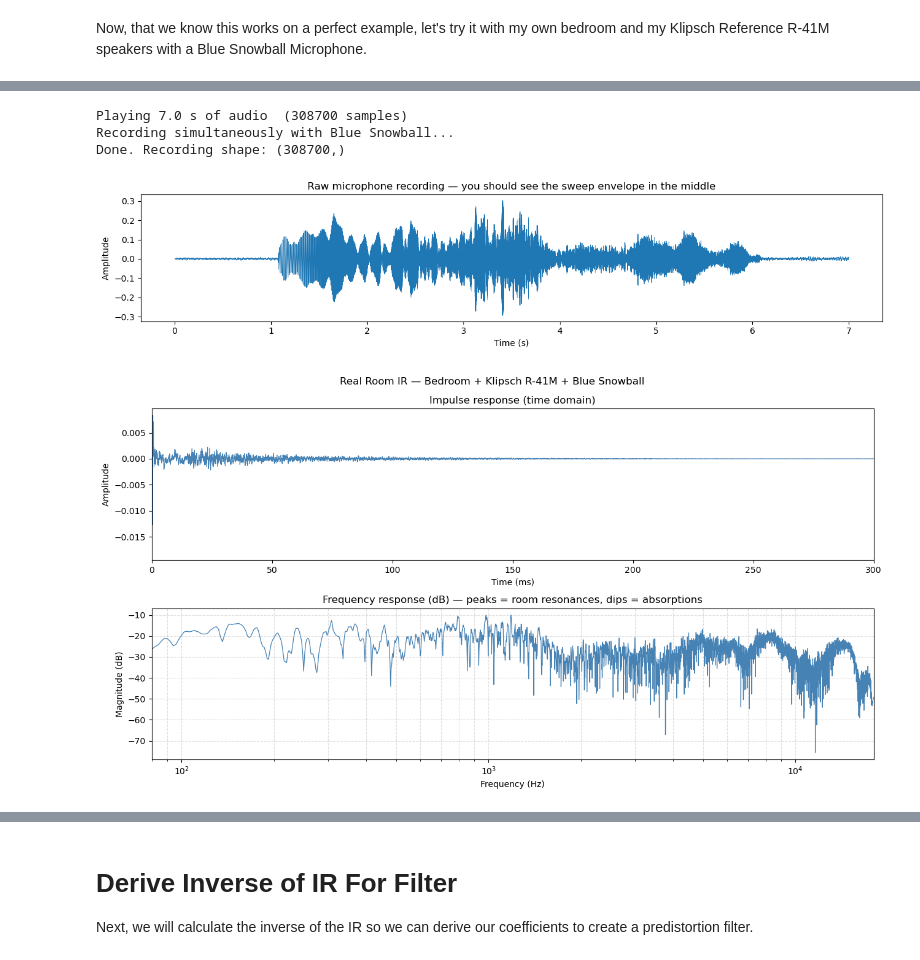
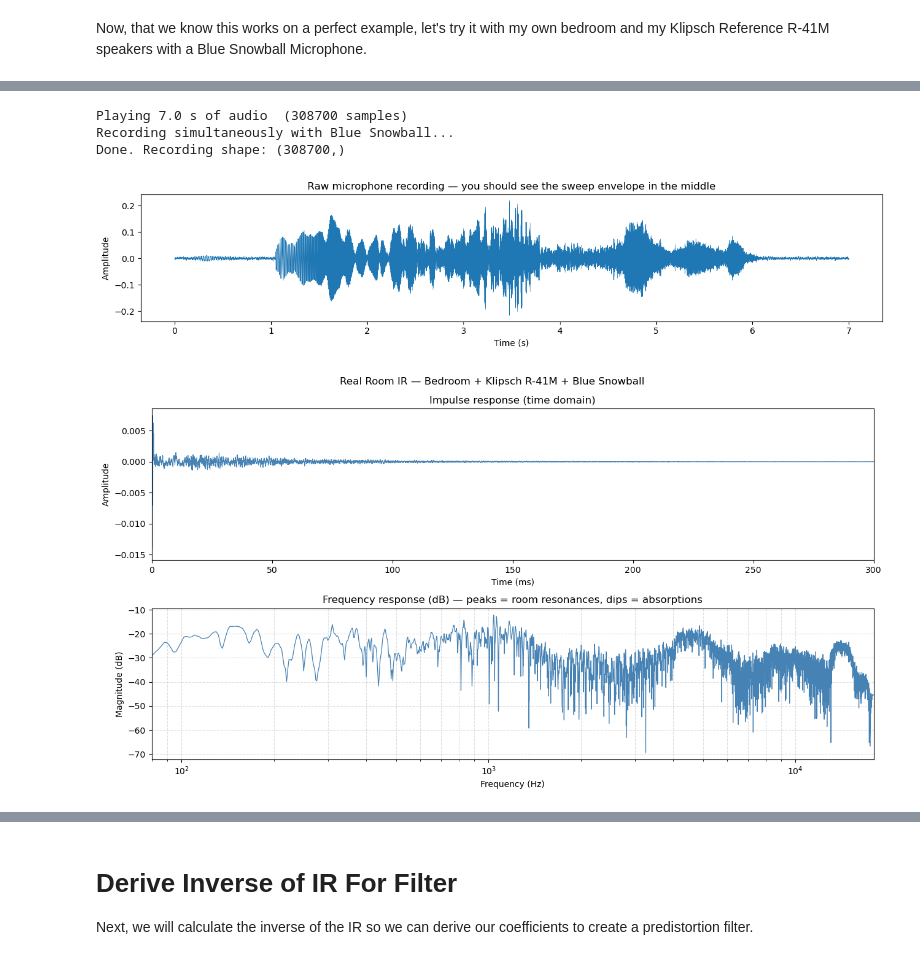
Before and after one commit to cscaff/Embedded-Real-Time-Room-EQ-Correction, a Jupyter notebook: src/software/prototype.ipynb, the cells around one changed output, grey strips where cells are left out. Cells and saved outputs as stored; diff of their text form; code cells hidden in the pictures.

```diff
--- a/src/software/prototype.ipynb
+++ b/src/software/prototype.ipynb
@@ -632,8 +633,8 @@ Default output device: 2
 #   3. Place the Blue Snowball roughly at your listening position,
 #      pointing toward the speakers.
 
-INPUT_DEVICE  = 0     # ← Blue Snowball index from the cell above
-OUTPUT_DEVICE = 2     # ← Klipsch Bluetooth index from the cell above
+INPUT_DEVICE  = 1     # ← Blue Snowball index from the cell above
+OUTPUT_DEVICE = 3     # ← Klipsch Bluetooth index from the cell above
 
 VOLUME = 0.5          # overall playback level: 0.0 (silent) → 1.0 (full)
 
@@ -666,34 +667,34 @@ print(f"Playing {total_samples/FS:.1f} s of audio  ({total_samples} samples)")
 print("Recording simultaneously with Blue Snowball...")
 
 # ── Simultaneous play + record ────────────────────────────────────────────
 # sd.playrec plays through OUTPUT_DEVICE and records from INPUT_DEVICE at
 # the same time.  device=(input, output) is a tuple of the two device indices.
 recording_2d = sd.playrec(
     playback_2d,
     samplerate = FS,
     channels   = 1,                              # mono mic recording
     device     = (INPUT_DEVICE, OUTPUT_DEVICE),  # (input, output) tuple
     dtype      = "float32",
 )
 sd.wait()   # block until playback + recording finishes
 
 recording = recording_2d[:, 0]   # flatten to 1-D array
 print("Done. Recording shape:", recording.shape)
 
 # Quick sanity check — plot the raw recording so we can see the sweep arrived.
 plt.figure(figsize=(13, 3))
 t_rec = np.arange(len(recording)) / FS
 plt.plot(t_rec, recording, lw=0.5)
 plt.xlabel("Time (s)")
 plt.ylabel("Amplitude")
 plt.title("Raw microphone recording — you should see the sweep envelope in the middle")
 plt.tight_layout()
 plt.show()
 # %% [output]
 Playing 7.0 s of audio  (308700 samples)
 Recording simultaneously with Blue Snowball...
 Done. Recording shape: (308700,)
-[figure, old version]
+[figure, new version]
 # %%
 # ── Estimate IR from real recording ──────────────────────────────────────
 # Same pipeline as the simulation in Step 4, now using the real mic signal.
@@ -734,7 +735,7 @@ plt.tight_layout()
 plt.savefig(f"plots/06_real_room_ir.png", dpi=150, bbox_inches="tight")
 plt.show()
 # %% [output]
-[figure, old version]
+[figure, new version]
 # %%
 # ── IR Validation ──────────────────────────────────────────────────
 #
```
Also changed, not shown: parts of 4 cells of this notebook, 10 other files.
